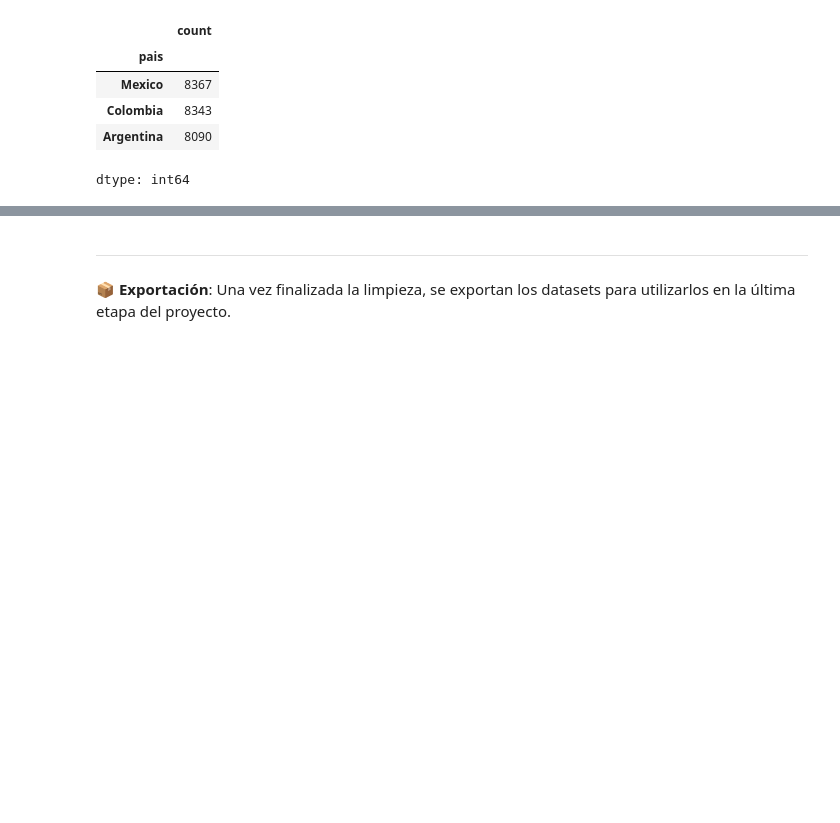
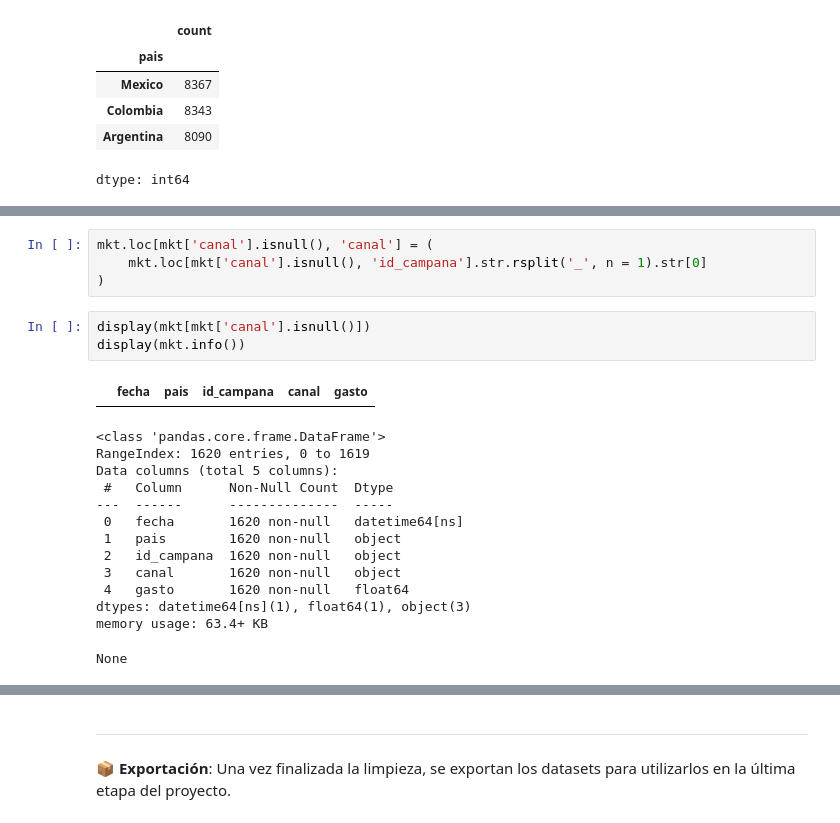
Before and after one commit to FithoGerardo/RappiPlus-Data-cleaning-and-analysis, a Jupyter notebook: notebooks/GerardoOlm-rappiplus_project.ipynb, the cells around one changed output, grey strips where cells are left out. Cells and saved outputs as stored; diff of their text form; blank space fills up the shorter version.

```diff
--- a/notebooks/GerardoOlm-rappiplus_project.ipynb
+++ b/notebooks/GerardoOlm-rappiplus_project.ipynb
@@ -373,0 +418,22 @@ IntCastingNaNError: Cannot convert non-finite values (NA or inf) to integer
+# %%
+mkt.loc[mkt['canal'].isnull(), 'canal'] = (
+    mkt.loc[mkt['canal'].isnull(), 'id_campana'].str.rsplit('_', n = 1).str[0]
+)
+# %%
+display(mkt[mkt['canal'].isnull()])
+display(mkt.info())
+# %% [output]
+|  | fecha | pais | id_campana | canal | gasto |
+<class 'pandas.core.frame.DataFrame'>
+RangeIndex: 1620 entries, 0 to 1619
+Data columns (total 5 columns):
+ #   Column      Non-Null Count  Dtype
+---  ------      --------------  -----
+ 0   fecha       1620 non-null   datetime64[ns]
+ 1   pais        1620 non-null   object
+ 2   id_campana  1620 non-null   object
+ 3   canal       1620 non-null   object
+ 4   gasto       1620 non-null   float64
+dtypes: datetime64[ns](1), float64(1), object(3)
+memory usage: 63.4+ KB
+None
```
Also changed, not shown: parts of 15 cells of this notebook.
